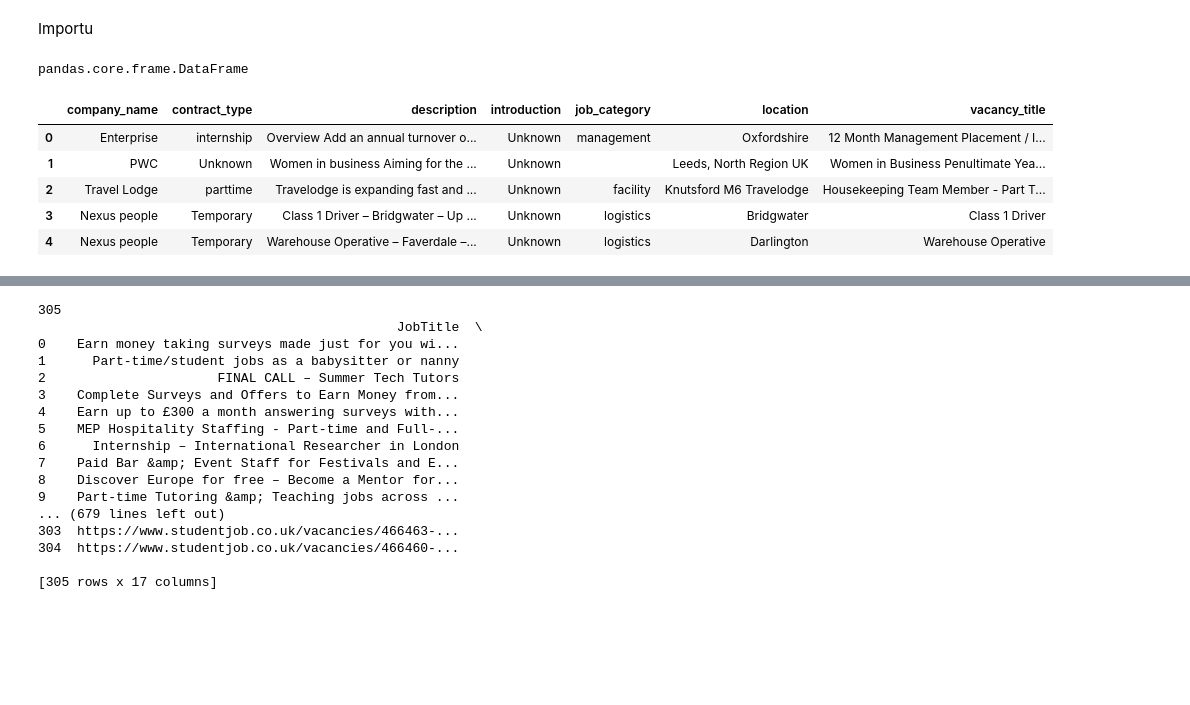
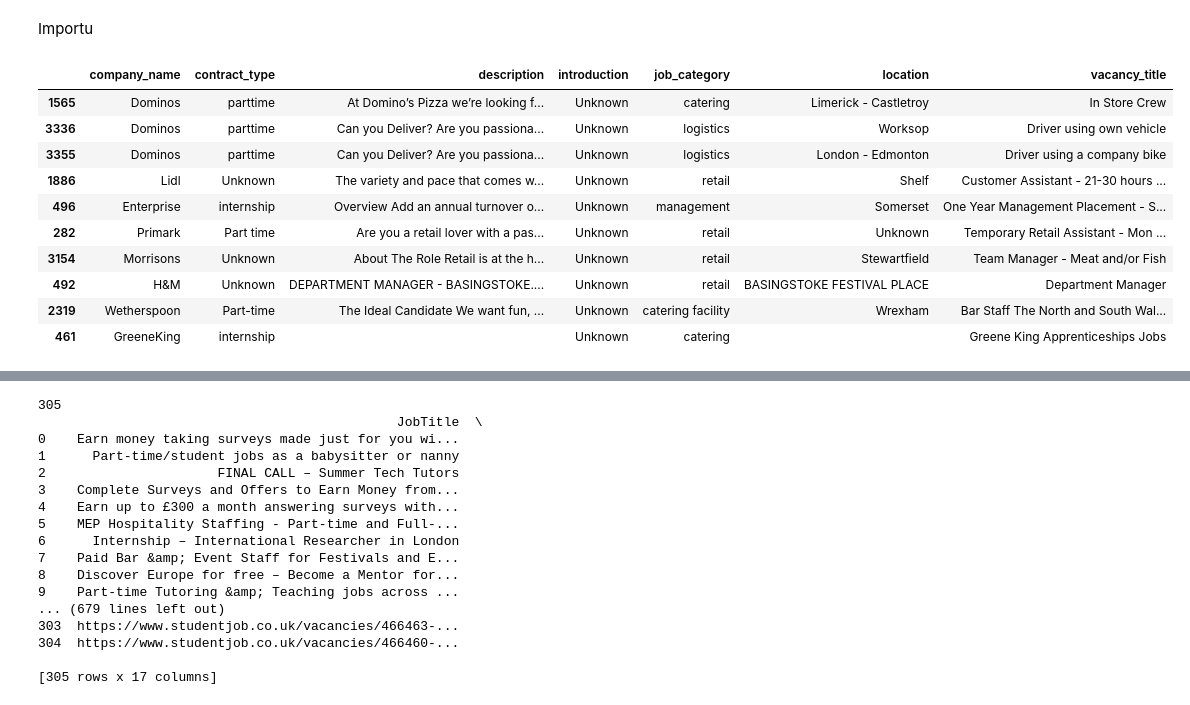
Before and after one commit to Yaleesa/Bsc-Thesis-TexMining-and-Information-Extraction, a Jupyter notebook: scipy-notebook/vacancy_predictor.ipynb, the cells around one changed output, grey strips where cells are left out. Cells and saved outputs as stored; diff of their text form; code cells hidden in the pictures; blank space fills up the shorter version.

```diff
--- a/scipy-notebook/vacancy_predictor.ipynb
+++ b/scipy-notebook/vacancy_predictor.ipynb
@@ -21,17 +21,21 @@ import numpy as np
 dataframe = pd.read_json("vacancy_data.json", orient="records")
 # %%
 type(dataframe)
+column_names = dataframe.columns.values
-# %% [output]
-pandas.core.frame.DataFrame
-# %%
-dataframe.head()
-# %% [output]
-|  | company_name | contract_type | description | introduction | job_category | location | vacancy_title |
-| 0 | Enterprise | internship | Overview Add an annual turnover o... | Unknown | management | Oxfordshire | 12 Month Management Placement / I... |
-| 1 | PWC | Unknown | Women in business Aiming for the ... | Unknown |  | Leeds, North Region UK | Women in Business Penultimate Yea... |
-| 2 | Travel Lodge | parttime | Travelodge is expanding fast and ... | Unknown | facility | Knutsford M6 Travelodge | Housekeeping Team Member - Part T... |
-| 3 | Nexus people | Temporary | Class 1 Driver – Bridgwater – Up ... | Unknown | logistics | Bridgwater | Class 1 Driver |
-| 4 | Nexus people | Temporary | Warehouse Operative – Faverdale –... | Unknown | logistics | Darlington | Warehouse Operative |
+# %%
+dataframe.sample(10)
+# %% [output]
+|  | company_name | contract_type | description | introduction | job_category | location | vacancy_title |
+| 1565 | Dominos | parttime | At Domino’s Pizza we’re looking f... | Unknown | catering | Limerick - Castletroy | In Store Crew |
+| 3336 | Dominos | parttime | Can you Deliver? Are you passiona... | Unknown | logistics | Worksop | Driver using own vehicle |
+| 3355 | Dominos | parttime | Can you Deliver? Are you passiona... | Unknown | logistics | London - Edmonton | Driver using a company bike |
+| 1886 | Lidl | Unknown | The variety and pace that comes w... | Unknown | retail | Shelf | Customer Assistant - 21-30 hours ... |
+| 496 | Enterprise | internship | Overview Add an annual turnover o... | Unknown | management | Somerset | One Year Management Placement - S... |
+| 282 | Primark | Part time | Are you a retail lover with a pas... | Unknown | retail | Unknown | Temporary Retail Assistant - Mon ... |
+| 3154 | Morrisons | Unknown | About The Role Retail is at the h... | Unknown | retail | Stewartfield | Team Manager - Meat and/or Fish |
+| 492 | H&M | Unknown | DEPARTMENT MANAGER - BASINGSTOKE.... | Unknown | retail | BASINGSTOKE FESTIVAL PLACE | Department Manager |
+| 2319 | Wetherspoon | Part-time | The Ideal Candidate We want fun, ... | Unknown | catering facility | Wrexham | Bar Staff The North and South Wal... |
+| 461 | GreeneKing | internship |  | Unknown | catering |  | Greene King Apprenticeships Jobs |
 # %%
 def transform_dataframe(dataframe):
     '''
```
Also changed, not shown: parts of 18 cells of this notebook, 13 other files.
